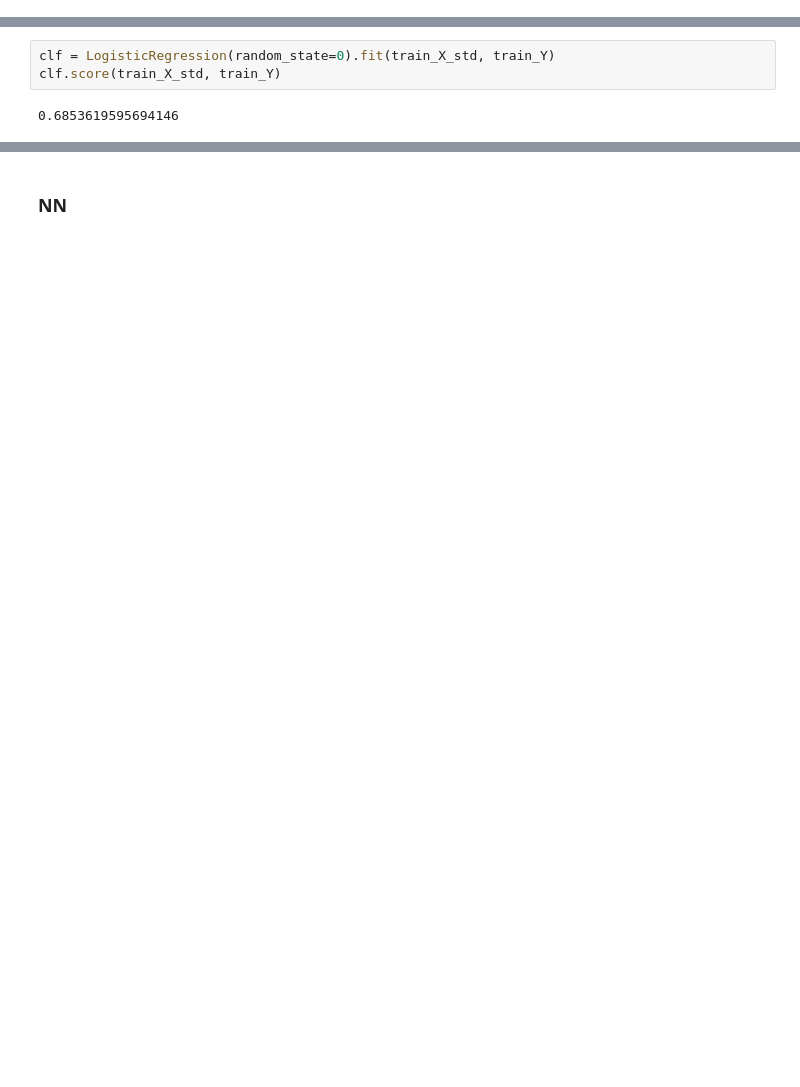
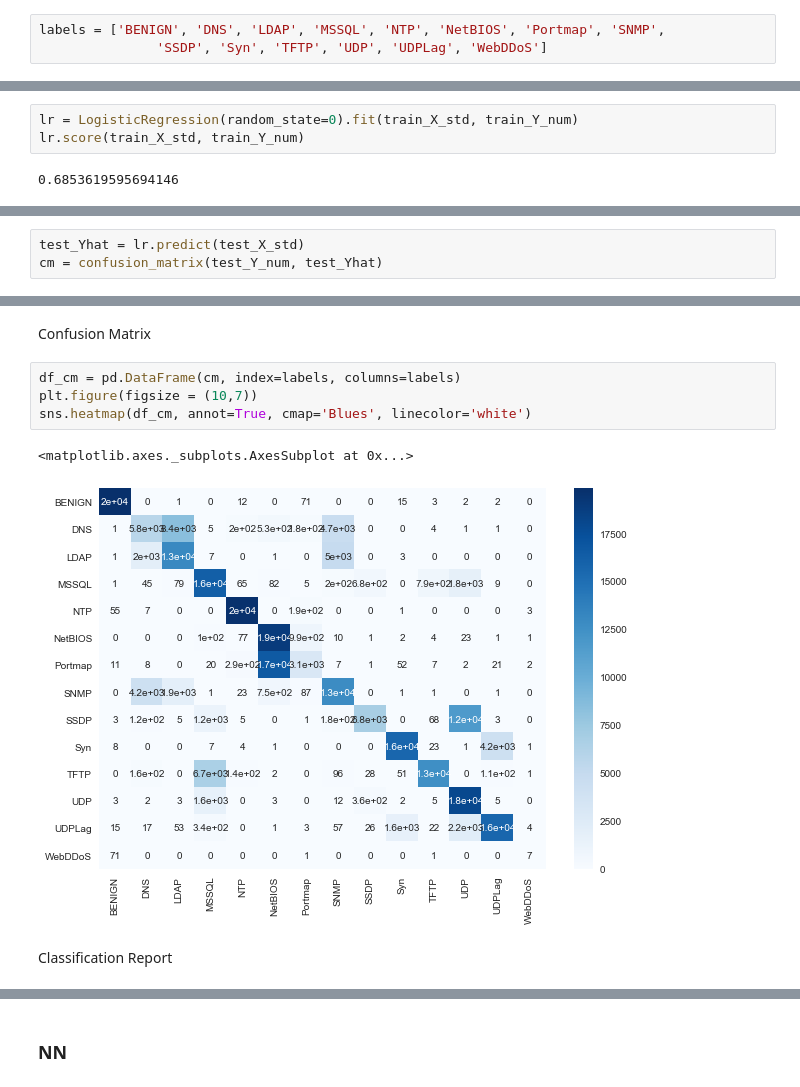
Before and after one commit to Ilona-Hanqi-Z/ML-Network, a Jupyter notebook: Final/Analysis.ipynb, the cells around one changed output, grey strips where cells are left out. Cells and saved outputs as stored; diff of their text form; blank space fills up the shorter version.

```diff
--- a/Final/Analysis.ipynb
+++ b/Final/Analysis.ipynb
@@ -59,6 +72,9 @@ data_X[' Flow Packets/s'][np.isinf(data_X[' Flow Packets/s'])] = 5000000
 # %%
 data_Y_num = data_Y.replace({'BENIGN':0, 'DNS':1, 'LDAP':2, 'MSSQL':3, 'NTP':4, 'NetBIOS':5, 'Portmap':6, 'SNMP':7,
                'SSDP':8, 'Syn':9, 'TFTP':10, 'UDP':11, 'UDPLag':12, 'WebDDoS':13}).to_numpy().flatten()
+# %%
+labels = ['BENIGN', 'DNS', 'LDAP', 'MSSQL', 'NTP', 'NetBIOS', 'Portmap', 'SNMP',
+               'SSDP', 'Syn', 'TFTP', 'UDP', 'UDPLag', 'WebDDoS']
 # %%
 pca = PCA(n_components=2)
 data_X_pca = pca.fit_transform(data_X)
@@ -119,8 +139,8 @@ randomforest.score(test_X_std, test_Y)
 # %% [markdown]
 ### Logistic Regression
 # %%
-clf = LogisticRegression(random_state=0).fit(train_X_std, train_Y)
-clf.score(train_X_std, train_Y)
+lr = LogisticRegression(random_state=0).fit(train_X_std, train_Y_num)
+lr.score(train_X_std, train_Y_num)
 # %% [output]
 0.6853619595694146
 # %%
@@ -128,2 +148,5 @@ clf.score(test_X_std, test_Y)
 # %% [output]
 0.6859370674540924
+# %%
+test_Yhat = lr.predict(test_X_std)
+cm = confusion_matrix(test_Y_num, test_Yhat)
@@ -129,0 +167,11 @@ clf.score(test_X_std, test_Y)
+# %% [markdown]
+Confusion Matrix
+# %%
+df_cm = pd.DataFrame(cm, index=labels, columns=labels)
+plt.figure(figsize = (10,7))
+sns.heatmap(df_cm, annot=True, cmap='Blues', linecolor='white')
+# %% [output]
+<matplotlib.axes._subplots.AxesSubplot at 0x...>
+[figure, added]
+# %% [markdown]
+Classification Report
```
Also changed, not shown: parts of 44 cells of this notebook.
